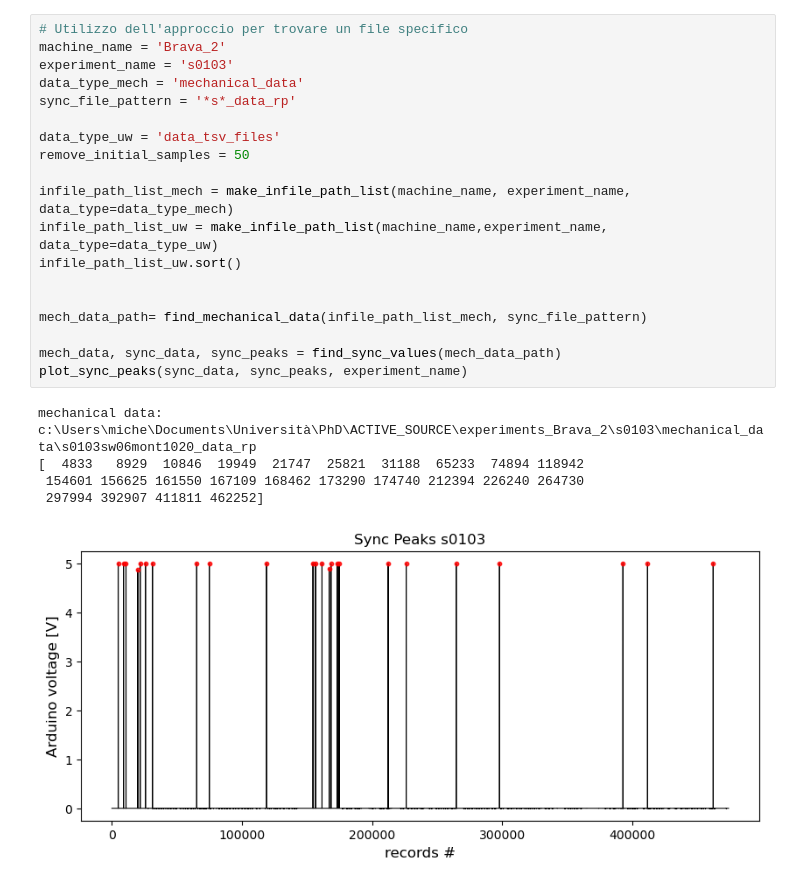
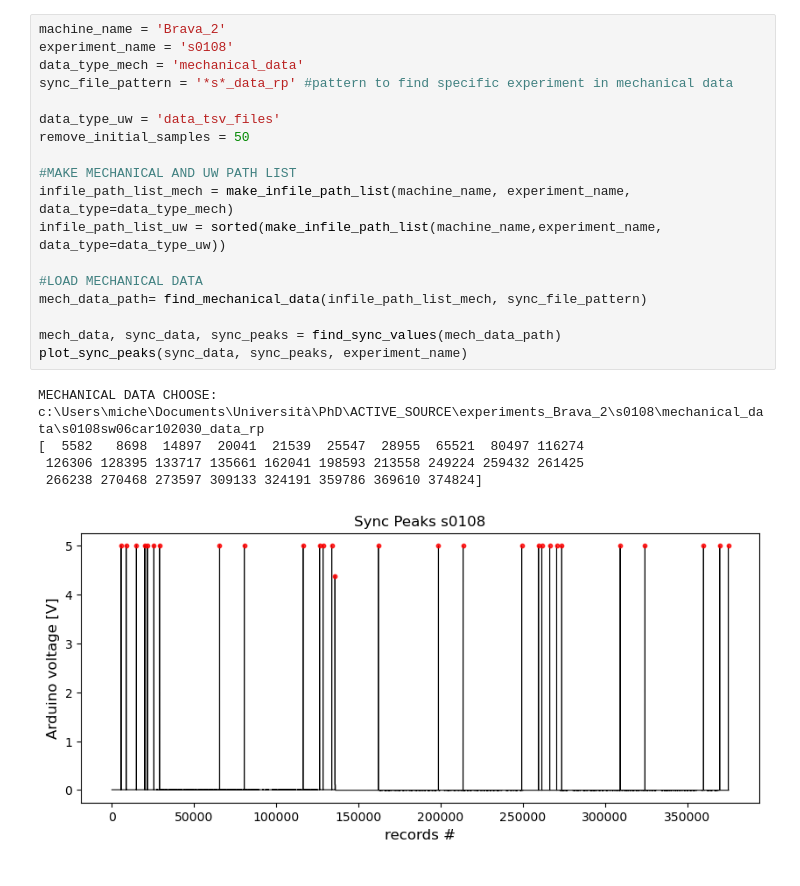
Before and after one commit to Bic10/lab_UW, a Jupyter notebook: mechanical_and_uw_analysis.ipynb, the cells around one changed output. Saved outputs shown, nothing was run; the diff lists cells and outputs as text.

```diff
--- a/mechanical_and_uw_analysis.ipynb
+++ b/mechanical_and_uw_analysis.ipynb
@@ -107,25 +200,24 @@ def save_sync_values(machine_name, experiment_name, data_type, sync_peaks):
 # %%
-# Utilizzo dell'approccio per trovare un file specifico
 machine_name = 'Brava_2'
-experiment_name = 's0103'
+experiment_name = 's0108'
 data_type_mech = 'mechanical_data'
-sync_file_pattern = '*s*_data_rp'
+sync_file_pattern = '*s*_data_rp' #pattern to find specific experiment in mechanical data
 
 data_type_uw = 'data_tsv_files'
 remove_initial_samples = 50
 
+#MAKE MECHANICAL AND UW PATH LIST
 infile_path_list_mech = make_infile_path_list(machine_name, experiment_name, data_type=data_type_mech)
-infile_path_list_uw = make_infile_path_list(machine_name,experiment_name, data_type=data_type_uw)
-infile_path_list_uw.sort()
+infile_path_list_uw = sorted(make_infile_path_list(machine_name,experiment_name, data_type=data_type_uw))
 
-
+#LOAD MECHANICAL DATA
 mech_data_path= find_mechanical_data(infile_path_list_mech, sync_file_pattern)
 
 mech_data, sync_data, sync_peaks = find_sync_values(mech_data_path)
 plot_sync_peaks(sync_data, sync_peaks, experiment_name)
 # %% [output]
-mechanical data: c:\Users\miche\Documents\Università\PhD\ACTIVE_SOURCE\experiments_Brava_2\s0103\mechanical_data\s0103sw06mont1020_data_rp
-[  4833   8929  10846  19949  21747  25821  31188  65233  74894 118942
- 154601 156625 161550 167109 168462 173290 174740 212394 226240 264730
- 297994 392907 411811 462252]
+MECHANICAL DATA CHOOSE: c:\Users\miche\Documents\Università\PhD\ACTIVE_SOURCE\experiments_Brava_2\s0108\mechanical_data\s0108sw06car102030_data_rp
+[  5582   8698  14897  20041  21539  25547  28955  65521  80497 116274
+ 126306 128395 133717 135661 162041 198593 213558 249224 259432 261425
+ 266238 270468 273597 309133 324191 359786 369610 374824]
-[figure, old version]
+[figure, new version]
```
Also changed, not shown: parts of 9 cells of this notebook.
